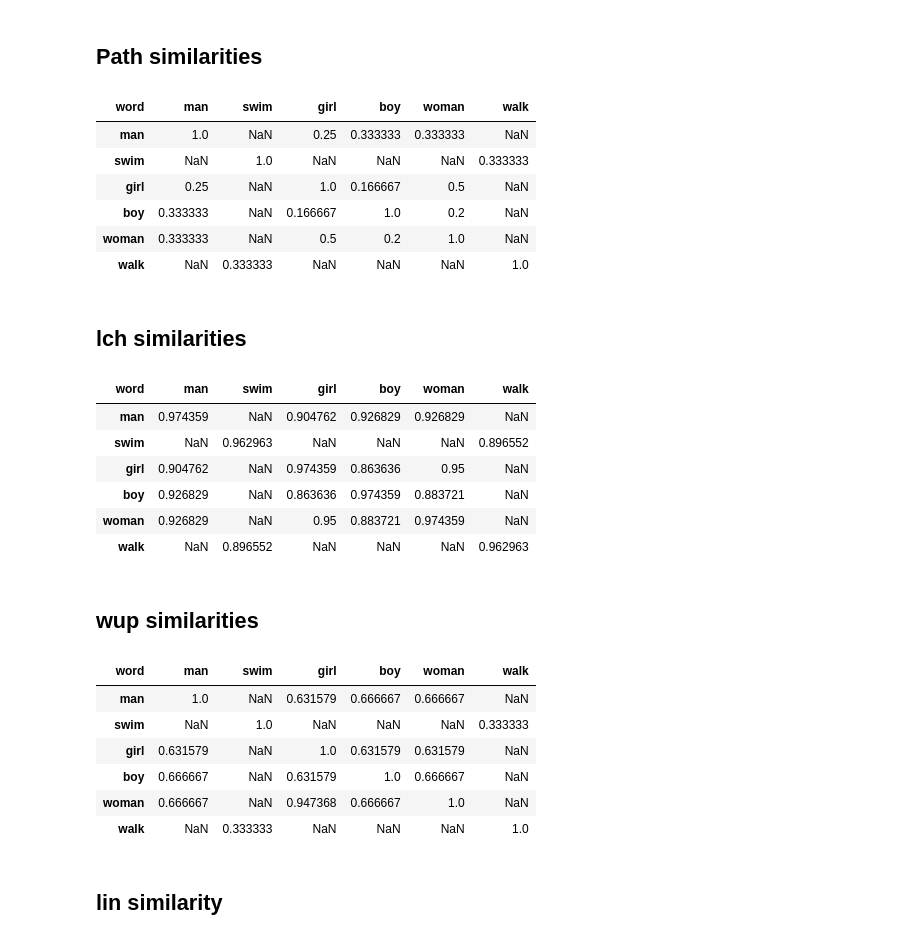
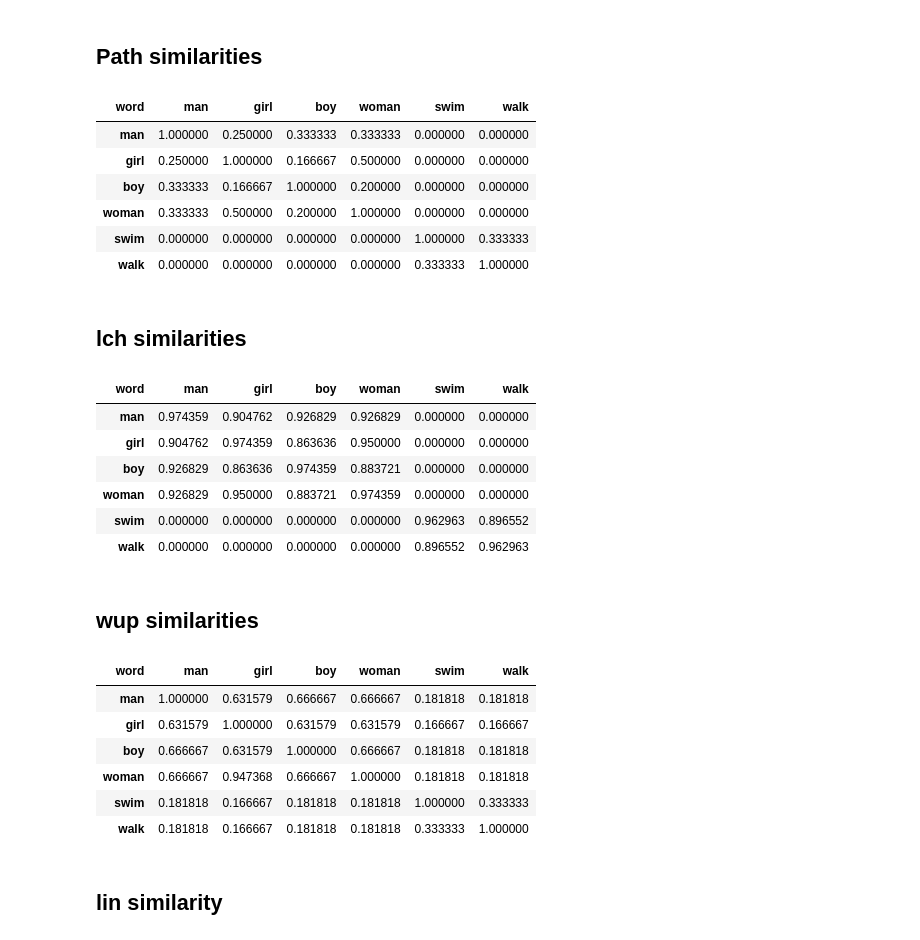
Before and after one commit to ZachParent/mai-intro-to-human-language-technologies, a Jupyter notebook: lab5/lab5.ipynb, the cells around one changed output. Cells and saved outputs as stored; diff of their text form; code cells hidden in the pictures.

```diff
--- a/lab5/lab5.ipynb
+++ b/lab5/lab5.ipynb
@@ -178,6 +182,8 @@ def get_most_frequent_synset(word, pos):
 
 words_df = pd.DataFrame(words,columns=['word', 'pos'])
 words_df['synset_pos'] = words_df['pos'].apply(lambda pos: synset_pos_converter[pos] if pos in synset_pos_converter else None)
+words_df.sort_values(by='synset_pos', inplace=True)
+words_df.reset_index(drop=True, inplace=True)
 
 print(f"Null values:\n{words_df.isnull().sum()}")
 words_df.dropna(inplace=True)
@@ -227,53 +226,50 @@ words_df
 # %%
 # path_similarities = get_similarity_matrix(words_df, wn.path_similarity)
 path_similarities = pd.DataFrame(index=words_df['word'].to_list(), columns=words_df['word'])
-verb_words = words_df[words_df['synset_pos'] == 'v']['word'].tolist()
 path_similarities.loc[verb_words, verb_words] = get_similarity_matrix(words_df[words_df['synset_pos'] == 'v'], wn.path_similarity)
-
-noun_words = words_df[words_df['synset_pos'] == 'n']['word'].tolist()
 path_similarities.loc[noun_words, noun_words] = get_similarity_matrix(words_df[words_df['synset_pos'] == 'n'], wn.path_similarity)
-
+path_similarities = path_similarities.astype(float).fillna(0)
 path_similarities
 # %% [output]
-| word | man | swim | girl | boy | woman | walk |
-| man | 1.0 | NaN | 0.25 | 0.333333 | 0.333333 | NaN |
-| swim | NaN | 1.0 | NaN | NaN | NaN | 0.333333 |
-| girl | 0.25 | NaN | 1.0 | 0.166667 | 0.5 | NaN |
-| boy | 0.333333 | NaN | 0.166667 | 1.0 | 0.2 | NaN |
-| woman | 0.333333 | NaN | 0.5 | 0.2 | 1.0 | NaN |
-| walk | NaN | 0.333333 | NaN | NaN | NaN | 1.0 |
+| word | man | girl | boy | woman | swim | walk |
+| man | 1.000000 | 0.250000 | 0.333333 | 0.333333 | 0.000000 | 0.000000 |
+| girl | 0.250000 | 1.000000 | 0.166667 | 0.500000 | 0.000000 | 0.000000 |
+| boy | 0.333333 | 0.166667 | 1.000000 | 0.200000 | 0.000000 | 0.000000 |
+| woman | 0.333333 | 0.500000 | 0.200000 | 1.000000 | 0.000000 | 0.000000 |
+| swim | 0.000000 | 0.000000 | 0.000000 | 0.000000 | 1.000000 | 0.333333 |
+| walk | 0.000000 | 0.000000 | 0.000000 | 0.000000 | 0.333333 | 1.000000 |
 # %% [markdown]
 ## lch similarities
 # %%
 lch_similarities = pd.DataFrame(index=words_df['word'].to_list(), columns=words_df['word'])
 lch_similarities.loc[verb_words, verb_words] = get_similarity_matrix(words_df[words_df['synset_pos'] == 'v'], normalized_lch_similarity)
 lch_similarities.loc[noun_words, noun_words] = get_similarity_matrix(words_df[words_df['synset_pos'] == 'n'], normalized_lch_similarity)
+lch_similarities = lch_similarities.astype(float).fillna(0)
 
 lch_similarities
 # %% [output]
-| word | man | swim | girl | boy | woman | walk |
-| man | 0.974359 | NaN | 0.904762 | 0.926829 | 0.926829 | NaN |
-| swim | NaN | 0.962963 | NaN | NaN | NaN | 0.896552 |
-| girl | 0.904762 | NaN | 0.974359 | 0.863636 | 0.95 | NaN |
-| boy | 0.926829 | NaN | 0.863636 | 0.974359 | 0.883721 | NaN |
-| woman | 0.926829 | NaN | 0.95 | 0.883721 | 0.974359 | NaN |
-| walk | NaN | 0.896552 | NaN | NaN | NaN | 0.962963 |
+| word | man | girl | boy | woman | swim | walk |
+| man | 0.974359 | 0.904762 | 0.926829 | 0.926829 | 0.000000 | 0.000000 |
+| girl | 0.904762 | 0.974359 | 0.863636 | 0.950000 | 0.000000 | 0.000000 |
+| boy | 0.926829 | 0.863636 | 0.974359 | 0.883721 | 0.000000 | 0.000000 |
+| woman | 0.926829 | 0.950000 | 0.883721 | 0.974359 | 0.000000 | 0.000000 |
+| swim | 0.000000 | 0.000000 | 0.000000 | 0.000000 | 0.962963 | 0.896552 |
+| walk | 0.000000 | 0.000000 | 0.000000 | 0.000000 | 0.896552 | 0.962963 |
 # %% [markdown]
 ## wup similarities
 # %%
 wup_similarities = pd.DataFrame(index=words_df['word'].to_list(), columns=words_df['word'])
-wup_similarities.loc[verb_words, verb_words] = get_similarity_matrix(words_df[words_df['synset_pos'] == 'v'], wn.wup_similarity)
-wup_similarities.loc[noun_words, noun_words] = get_similarity_matrix(words_df[words_df['synset_pos'] == 'n'], wn.wup_similarity)
-
+wup_similarities.loc[:] = get_similarity_matrix(words_df, wn.wup_similarity)
+wup_similarities = wup_similarities.astype(float)
 wup_similarities
 # %% [output]
-| word | man | swim | girl | boy | woman | walk |
-| man | 1.0 | NaN | 0.631579 | 0.666667 | 0.666667 | NaN |
-| swim | NaN | 1.0 | NaN | NaN | NaN | 0.333333 |
-| girl | 0.631579 | NaN | 1.0 | 0.631579 | 0.631579 | NaN |
-| boy | 0.666667 | NaN | 0.631579 | 1.0 | 0.666667 | NaN |
-| woman | 0.666667 | NaN | 0.947368 | 0.666667 | 1.0 | NaN |
-| walk | NaN | 0.333333 | NaN | NaN | NaN | 1.0 |
+| word | man | girl | boy | woman | swim | walk |
+| man | 1.000000 | 0.631579 | 0.666667 | 0.666667 | 0.181818 | 0.181818 |
+| girl | 0.631579 | 1.000000 | 0.631579 | 0.631579 | 0.166667 | 0.166667 |
+| boy | 0.666667 | 0.631579 | 1.000000 | 0.666667 | 0.181818 | 0.181818 |
+| woman | 0.666667 | 0.947368 | 0.666667 | 1.000000 | 0.181818 | 0.181818 |
+| swim | 0.181818 | 0.166667 | 0.181818 | 0.181818 | 1.000000 | 0.333333 |
+| walk | 0.181818 | 0.166667 | 0.181818 | 0.181818 | 0.333333 | 1.000000 |
 # %% [markdown]
 ## lin similarity
 # %%
```
Also changed, not shown: parts of 8 cells of this notebook.
